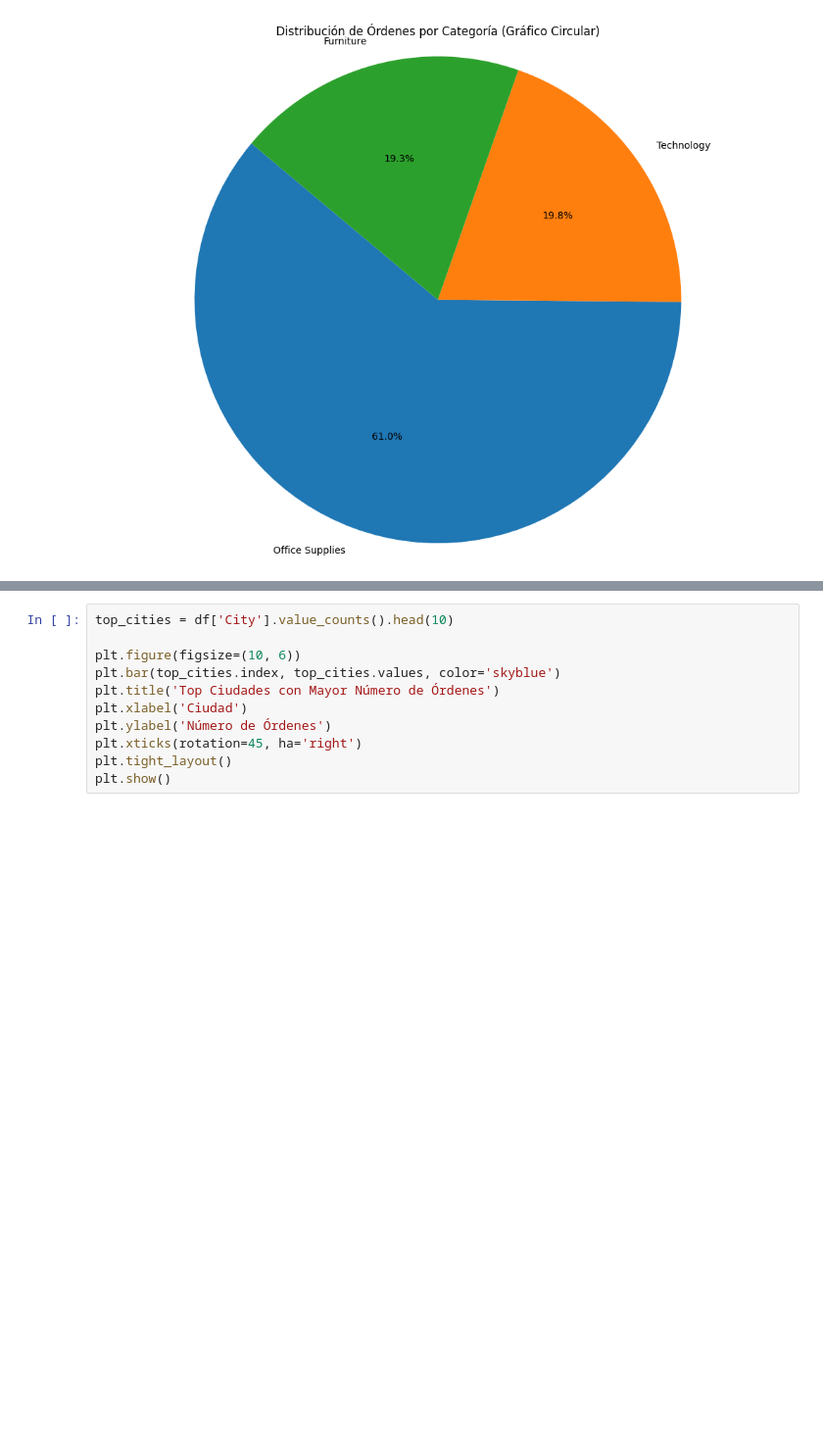
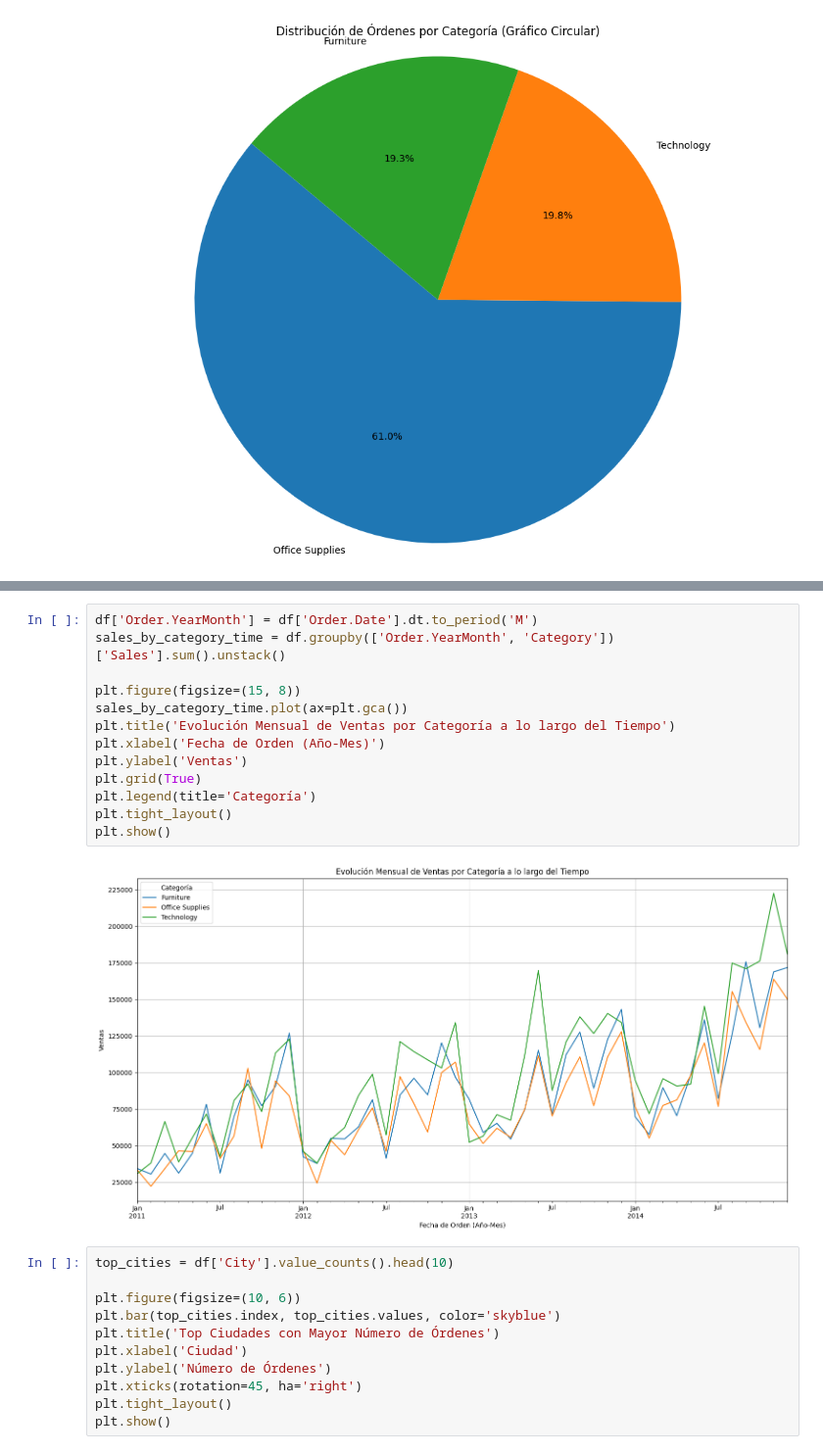
Before and after one commit to DAGP1145/Machinlearning, a Jupyter notebook: Machinelearning.ipynb, the cells around one changed output, grey strips where cells are left out. Shown at 98% size. Saved outputs shown, nothing was run; the diff lists cells and outputs as text; blank space fills up the shorter version.

```diff
--- a/Machinelearning.ipynb
+++ b/Machinelearning.ipynb
@@ -445,3 +460,18 @@ plt.show()
+# %%
+df['Order.YearMonth'] = df['Order.Date'].dt.to_period('M')
+sales_by_category_time = df.groupby(['Order.YearMonth', 'Category'])['Sales'].sum().unstack()
+
+plt.figure(figsize=(15, 8))
+sales_by_category_time.plot(ax=plt.gca())
+plt.title('Evolución Mensual de Ventas por Categoría a lo largo del Tiempo')
+plt.xlabel('Fecha de Orden (Año-Mes)')
+plt.ylabel('Ventas')
+plt.grid(True)
+plt.legend(title='Categoría')
+plt.tight_layout()
+plt.show()
+# %% [output]
+[figure, added]
 # %%
 top_cities = df['City'].value_counts().head(10)
 
```
Also changed, not shown: parts of 13 cells of this notebook.
